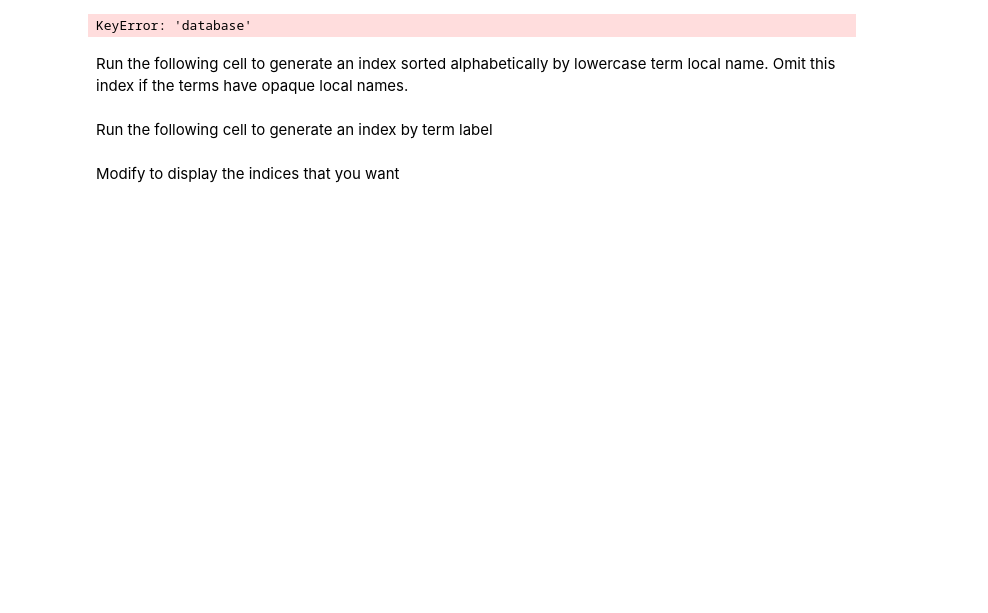
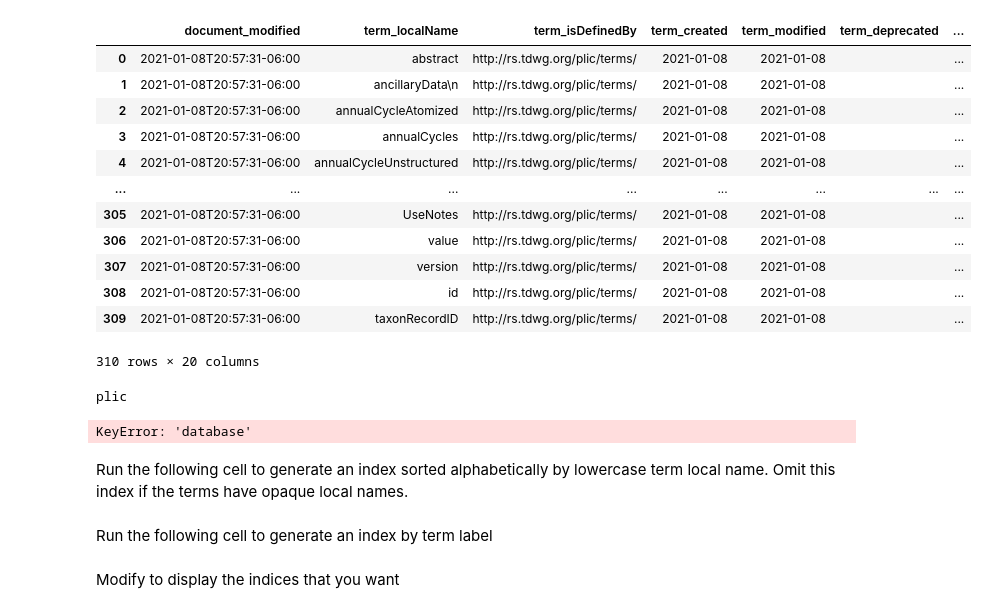
Before and after one commit to camiplata/rs.tdwg.org, a Jupyter notebook: process/page_build_scripts/build-page-simple.ipynb, the cells around one changed output. Saved outputs shown, nothing was run; the diff lists cells and outputs as text; code cells hidden in the pictures; blank space fills up the shorter version.

```diff
--- a/process/page_build_scripts/build-page-simple.ipynb
+++ b/process/page_build_scripts/build-page-simple.ipynb
@@ -62,6 +62,30 @@ def createLinks(text):
     pattern = '(https?://[^\s,;\)"]*)'
     result = re.sub(pattern, repl, text)
     return result
+# %%
+frame = pd.read_csv(githubBaseUri + 'plic/plic.csv', na_filter=False)
+frame
+# %% [output]
+|  | document_modified | term_localName | term_isDefinedBy | term_created | term_modified | term_deprecated | ... |
+| 0 | 2021-01-08T20:57:31-06:00 | abstract | http://rs.tdwg.org/plic/terms/ | 2021-01-08 | 2021-01-08 |  | ... |
+| 1 | 2021-01-08T20:57:31-06:00 | ancillaryData\n | http://rs.tdwg.org/plic/terms/ | 2021-01-08 | 2021-01-08 |  | ... |
+| 2 | 2021-01-08T20:57:31-06:00 | annualCycleAtomized | http://rs.tdwg.org/plic/terms/ | 2021-01-08 | 2021-01-08 |  | ... |
+| 3 | 2021-01-08T20:57:31-06:00 | annualCycles | http://rs.tdwg.org/plic/terms/ | 2021-01-08 | 2021-01-08 |  | ... |
+| 4 | 2021-01-08T20:57:31-06:00 | annualCycleUnstructured | http://rs.tdwg.org/plic/terms/ | 2021-01-08 | 2021-01-08 |  | ... |
+| ... | ... | ... | ... | ... | ... | ... | ... |
+| 305 | 2021-01-08T20:57:31-06:00 | UseNotes | http://rs.tdwg.org/plic/terms/ | 2021-01-08 | 2021-01-08 |  | ... |
+| 306 | 2021-01-08T20:57:31-06:00 | value | http://rs.tdwg.org/plic/terms/ | 2021-01-08 | 2021-01-08 |  | ... |
+| 307 | 2021-01-08T20:57:31-06:00 | version | http://rs.tdwg.org/plic/terms/ | 2021-01-08 | 2021-01-08 |  | ... |
+| 308 | 2021-01-08T20:57:31-06:00 | id | http://rs.tdwg.org/plic/terms/ | 2021-01-08 | 2021-01-08 |  | ... |
+| 309 | 2021-01-08T20:57:31-06:00 | taxonRecordID | http://rs.tdwg.org/plic/terms/ | 2021-01-08 | 2021-01-08 |  | ... |
+310 rows × 20 columns
+# %%
+for termList in termLists:
+    term_list_dict = {'list_iri': termList}
+    term_list_dict = {'database': termList}
+    print(termList)
+# %% [output]
+plic
 # %%
 term_lists_info = []
 
```
Also changed, not shown: 16 other files.
